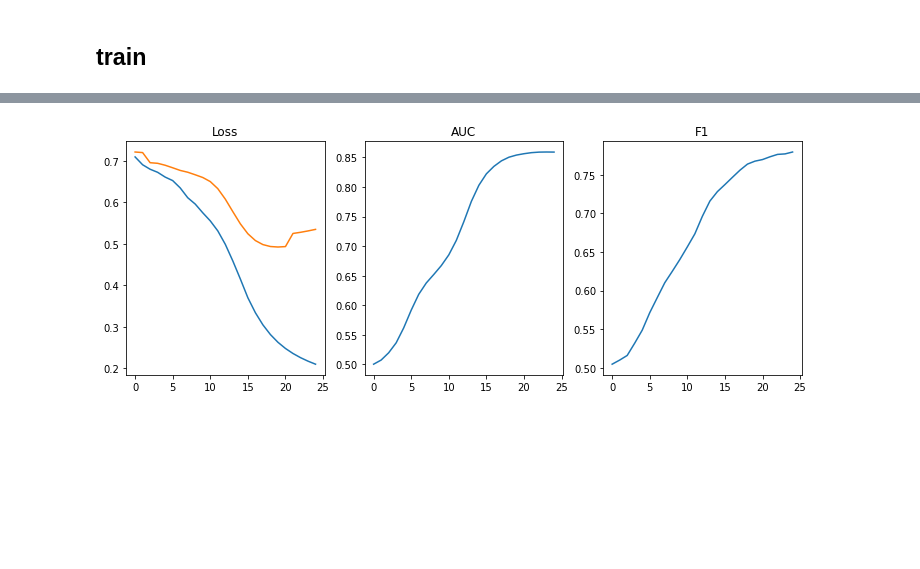
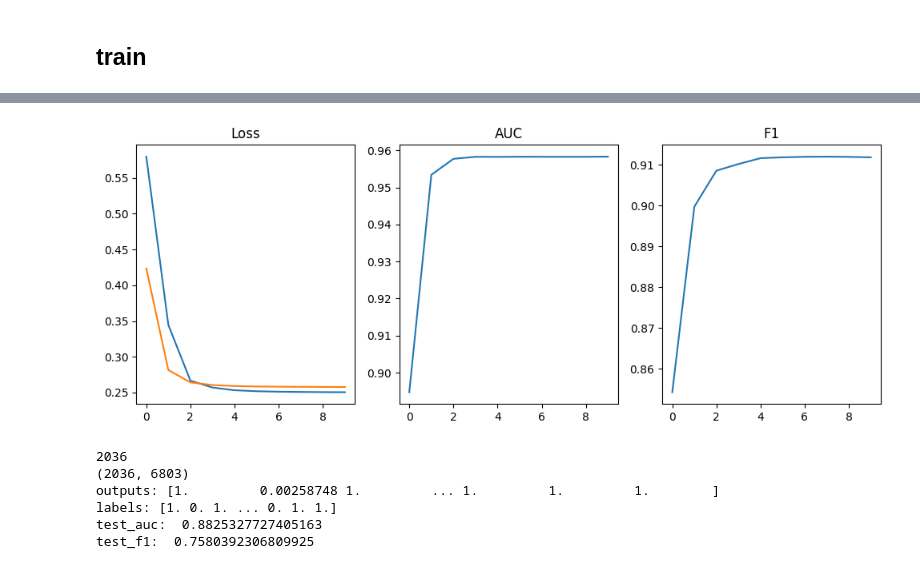
Before and after one commit to manhtung001/KGCN-pytorch_geometric, a Jupyter notebook: pytorch_geometric_version/init_idea-vanilla_gcn_aug.ipynb, the cells around one changed output, grey strips where cells are left out. Drawn from its saved outputs; the diff is of its cells as text; code cells hidden in the pictures; blank space fills up the shorter version.

Commit message:
add dataset book and ml1m

```diff
--- a/pytorch_geometric_version/init_idea-vanilla_gcn_aug.ipynb
+++ b/pytorch_geometric_version/init_idea-vanilla_gcn_aug.ipynb
@@ -326,13 +365,15 @@ x_train, x_test, y_train, y_test = train_test_split(
     shuffle=False,
     random_state=999,
 )
-x_test, _, y_test, _ = train_test_split(
+x_val, x_test, y_val, y_test = train_test_split(
     x_test, y_test, test_size=0.5, shuffle=False, random_state=999
 )
 train_dataset = KGCNDataset(x_train)
+val_dataset = KGCNDataset(x_val)
 test_dataset = KGCNDataset(x_test)
 train_loader = torch.utils.data.DataLoader(train_dataset, batch_size=args.batch_size)
-test_loader = torch.utils.data.DataLoader(test_dataset, batch_size=args.batch_size)
+val_loader = torch.utils.data.DataLoader(val_dataset, batch_size=args.batch_size)
+test_loader = torch.utils.data.DataLoader(test_dataset, batch_size=test_dataset.__len__())
 # %% [markdown]
 ### model v1 use learning weight of gcn to reduce the dimension at forward
 # %%
@@ -815,7 +853,15 @@ print("device: ", device)
 device:  cuda
+# %%
+name_version = "vanilla_gcn_aug"
+patience = 5
 # %%
+from pytorchtools import EarlyStopping
+# add early stopping
+early_stopping = EarlyStopping(patience=patience, verbose=True, path=f'./checkpoint/{name_version}_{args.dataset}.pt', delta=0.005)
+
+# train
 loss_list = []
-test_loss_list = []
+val_loss_list = []
 auc_score_list = []
 f1_score_list = []
 
@@ -823,6 +869,7 @@ import time
 
 start_train = time.time()
 print("start_train:", start_train)
+
 
 for epoch in range(args.n_epochs):
     running_loss = 0.0
@@ -847,30 +894,36 @@ for epoch in range(args.n_epochs):
 
     # evaluate per every epoch
     with torch.no_grad():
-        test_loss = 0
+        val_loss = 0
         total_roc = 0
         total_f1 = 0
-        for user_ids, item_ids, labels in test_loader:
+        for user_ids, item_ids, labels in val_loader:
             user_ids, item_ids, labels = (
                 user_ids.to(device),
                 item_ids.to(device),
                 labels.to(device),
             )
             outputs = net(user_ids, item_ids, device)
-            test_loss += criterion(outputs, labels).item()
+            val_loss += criterion(outputs, labels).item()
             outputs = outputs.cpu().detach().numpy()
             labels = labels.cpu().detach().numpy()
             total_roc += roc_auc_score(labels, outputs)
             outputs = np.where(outputs >= 0.5, 1, 0)
             total_f1 += f1_score(labels, outputs)
 
-        print("test_loss: ".format(epoch + 1), test_loss / len(test_loader))
-        print("test_auc: ".format(epoch + 1), total_roc / len(test_loader))
-        print("test_f1: ".format(epoch + 1), total_f1 / len(test_loader))
+        print("val_loss: ".format(epoch + 1), val_loss / len(val_loader))
+        print("val_auc: ".format(epoch + 1), total_roc / len(val_loader))
+        print("val_f1: ".format(epoch + 1), total_f1 / len(val_loader))
         print("--------------------------------")
-        test_loss_list.append(test_loss / len(test_loader))
-        auc_score_list.append(total_roc / len(test_loader))
-        f1_score_list.append(total_f1 / len(test_loader))
+        val_loss_list.append(val_loss / len(val_loader))
+        auc_score_list.append(total_roc / len(val_loader))
+        f1_score_list.append(total_f1 / len(val_loader))
+
+    # early stopping
+    early_stopping(val_loss / len(val_loader), net)
+    if early_stopping.early_stop:
+        print("Early stopping")
+        break
 
 end_train = time.time()
 print("end_train:", end_train)
@@ -888,13 +949,46 @@ end_train - start_train: 9122.816514492035
 # %%
 fig, (ax1, ax2, ax3) = plt.subplots(1, 3, figsize=(10, 4))
 ax1.plot(loss_list)
-ax1.plot(test_loss_list)
+ax1.plot(val_loss_list)
 ax1.set_title("Loss")
 ax2.plot(auc_score_list)
 ax2.set_title("AUC")
 ax3.plot(f1_score_list)
 ax3.set_title("F1")
 
 plt.tight_layout()
 # %% [output]
-[figure, old version]
+[figure, new version]
+# %%
+# load the last checkpoint with the best model
+net = vanilla_gcn_aug_v3(num_user, num_entity, num_relation, kg, args, device).to(device)
+net.load_state_dict(torch.load(f'./checkpoint/{name_version}_{args.dataset}.pt'))
+
+# test
+with torch.no_grad():
+    total_roc = 0
+    total_f1 = 0
+    for user_ids, item_ids, labels in test_loader:
+        user_ids, item_ids, labels = (
+            user_ids.to(device),
+            item_ids.to(device),
+            labels.to(device),
+        )
+        outputs = net(user_ids, item_ids, device)
+        outputs = outputs.cpu().detach().numpy()
+        labels = labels.cpu().detach().numpy()
+        print("outputs:", outputs)
+        print("labels:", labels)
+        total_roc += roc_auc_score(labels, outputs)
+        outputs = np.where(outputs >= 0.5, 1, 0)
+        total_f1 += f1_score(labels, outputs)
+
+    print("test_auc: ", total_roc / len(test_loader))
+    print("test_f1: ", total_f1 / len(test_loader))
+# %% [output]
+2036
+(2036, 6803)
+outputs: [1.         0.00258748 1.         ... 1.         1.         1.        ]
+labels: [1. 0. 1. ... 0. 1. 1.]
+test_auc:  0.8825327727405163
+test_f1:  0.7580392306809925
```
Also changed, not shown: parts of 13 cells of this notebook, 33 other files.
